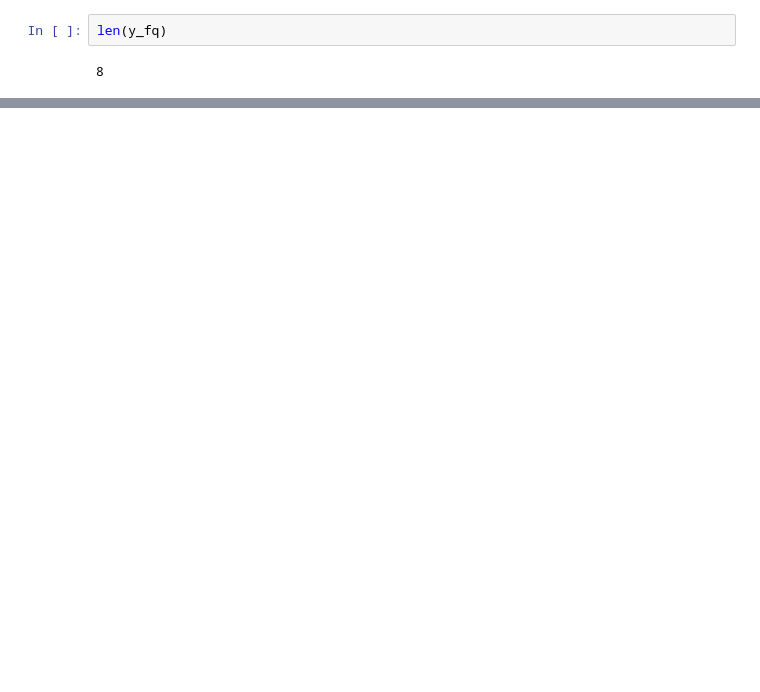
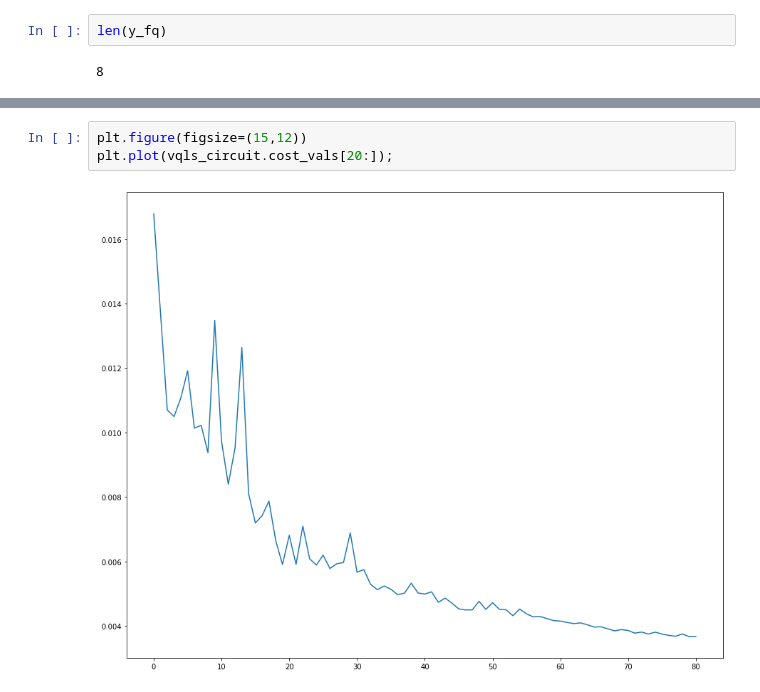
Before and after one commit to inajetovic/Variational-Quantum-Splines, a Jupyter notebook: test.ipynb, the cells around one changed output, grey strips where cells are left out. Drawn from its saved outputs; the diff is of its cells as text; blank space fills up the shorter version.

```diff
--- a/test.ipynb
+++ b/test.ipynb
@@ -537,0 +151,5 @@ plt.legend()
+# %%
+plt.figure(figsize=(15,12))
+plt.plot(vqls_circuit.cost_vals[20:]);
+# %% [output]
+[figure, added]
```
Also changed, not shown: parts of 11 cells of this notebook, 3 other files.
